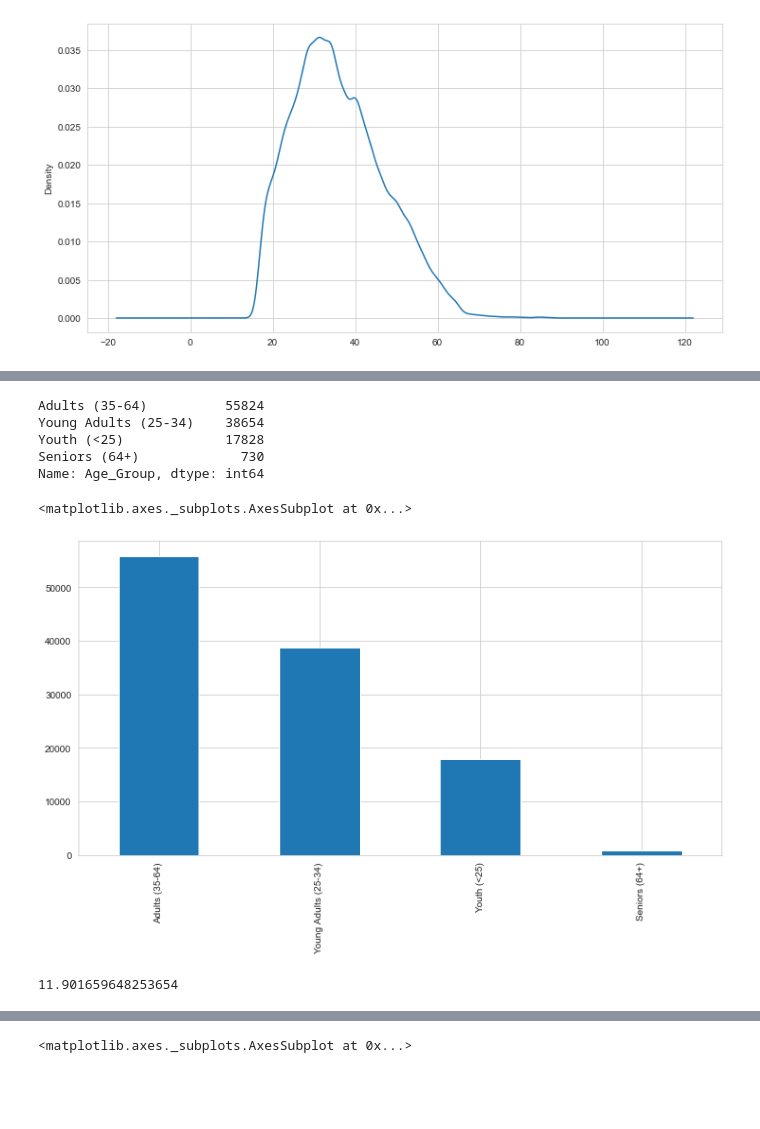
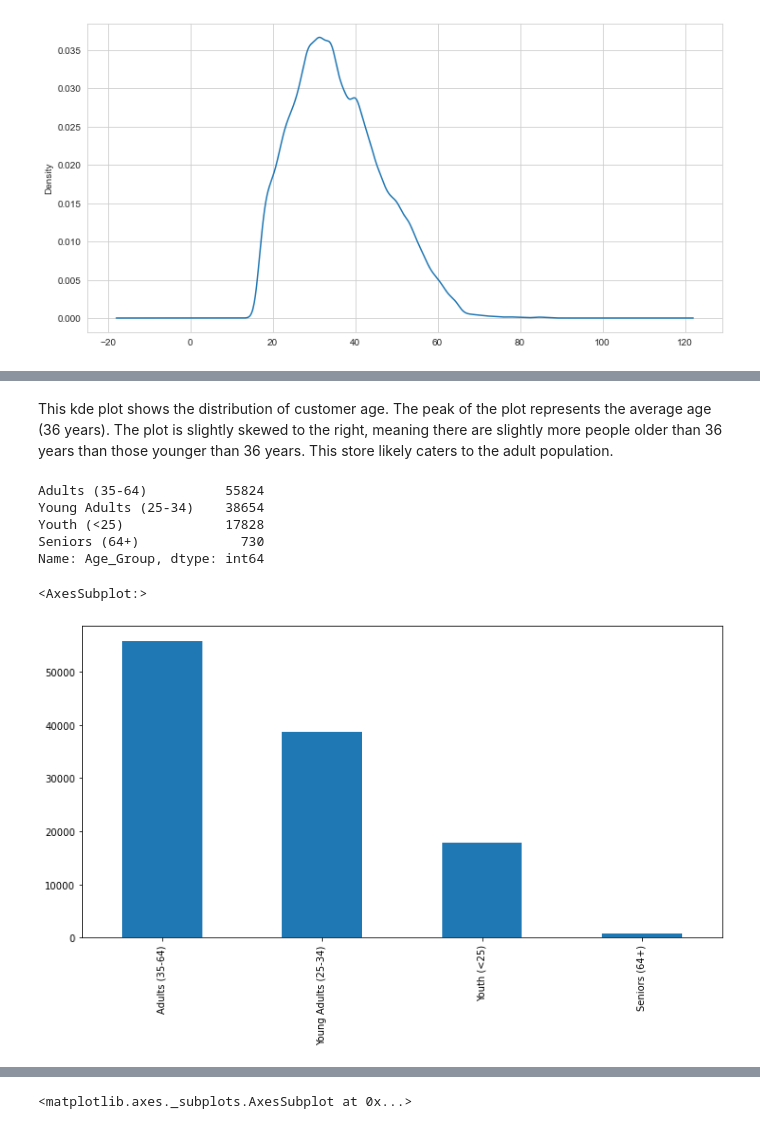
Before and after one commit to kshenouda/Python-Data-Analysis, a Jupyter notebook: Project 3.ipynb, the cells around one changed output, grey strips where cells are left out. Drawn from its saved outputs; the diff is of its cells as text; code cells hidden in the pictures; blank space fills up the shorter version.

```diff
--- a/Project 3.ipynb
+++ b/Project 3.ipynb
@@ -46,3 +41,5 @@ sales['Customer_Age'].plot(kind = 'box', figsize = (12,6), vert = False)
+# %% [markdown]
+This kde plot shows the distribution of customer age. The peak of the plot represents the average age (36 years). The plot is slightly skewed to the right, meaning there are slightly more people older than 36 years than those younger than 36 years. This store likely caters to the adult population.
 # %%
 sales['Age_Group'].value_counts()
 # %% [output]
@@ -51,14 +48,9 @@ Young Adults (25-34)    38654
 Youth (<25)             17828
 Seniors (64+)             730
 Name: Age_Group, dtype: int64
-# %%
-# The most common age group for this company are adults between the years of 35 and 64
-sales['Age_Group'].value_counts().plot(kind = 'bar', figsize = (12, 6))
-# %% [output]
-<matplotlib.axes._subplots.AxesSubplot at 0x...>
-[figure, removed]
-# %%
-# The average number of items purchased was about 12
-sales['Order_Quantity'].mean()
-# %% [output]
-11.901659648253654
+# %%
+sales['Age_Group'].value_counts().plot(kind = 'bar',
+                                       figsize = (12, 6))
+# %% [output]
+<AxesSubplot:>
+[figure, added]
```
Also changed, not shown: parts of 100 cells of this notebook.
